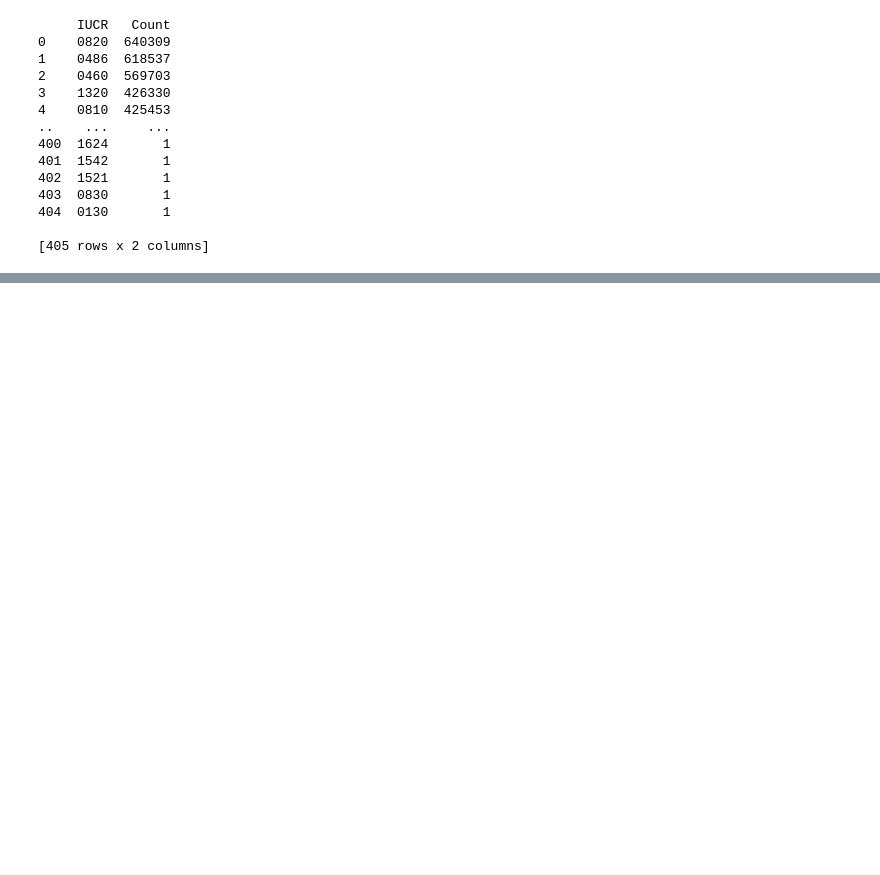
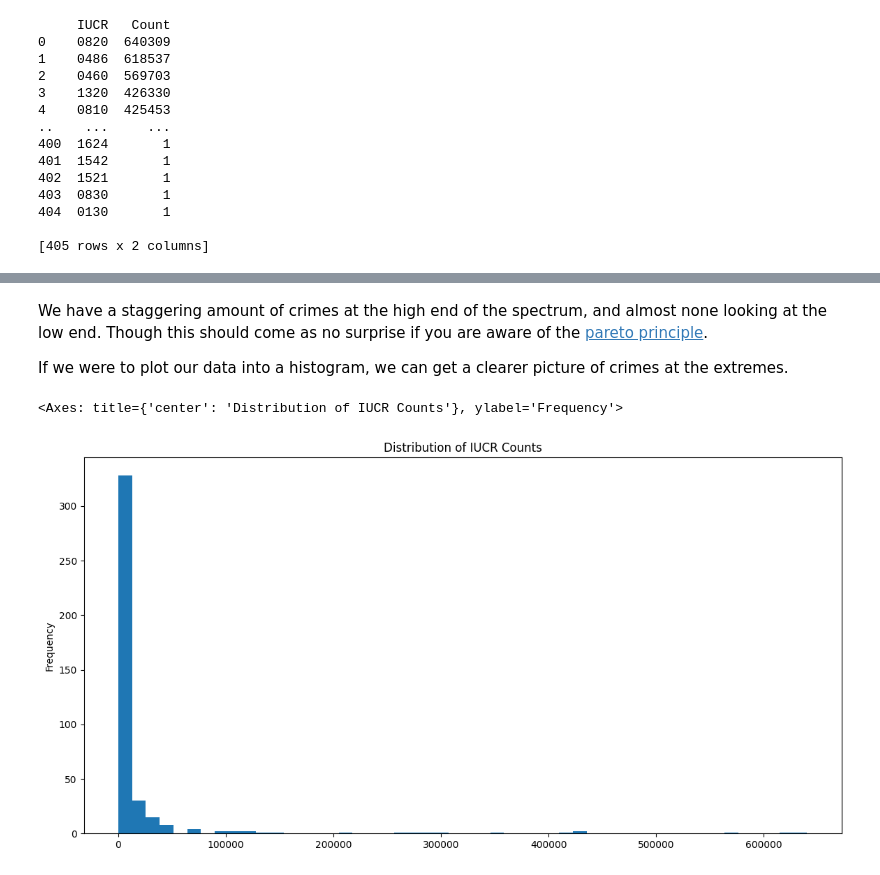
Before and after one commit to PaletteJack/crime-stats, a Jupyter notebook: Crime Data.ipynb, the cells around one changed output, grey strips where cells are left out. Cells and saved outputs as stored; diff of their text form; code cells hidden in the pictures; blank space fills up the shorter version.

```diff
--- a/Crime Data.ipynb
+++ b/Crime Data.ipynb
@@ -38,0 +36,9 @@ Among some of the least popular (or maybe least reported) are gambling (Lottery
+# %% [markdown]
+We have a staggering amount of crimes at the high end of the spectrum, and almost none looking at the low end. Though this should come as no surprise if you are aware of the [pareto principle](https://en.wikipedia.org/wiki/Pareto_principle).
+
+If we were to plot our data into a histogram, we can get a clearer picture of crimes at the extremes.
+# %%
+df['Count'].plot(kind='hist', bins=50, figsize=(14, 7), title="Distribution of IUCR Counts")
+# %% [output]
+<Axes: title={'center': 'Distribution of IUCR Counts'}, ylabel='Frequency'>
+[figure, added]
```
Also changed, not shown: parts of 7 cells of this notebook, 2 other files.
